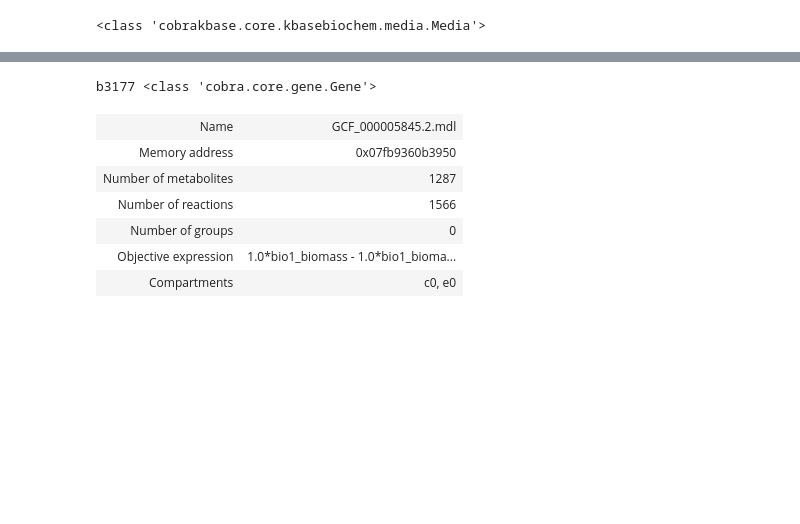
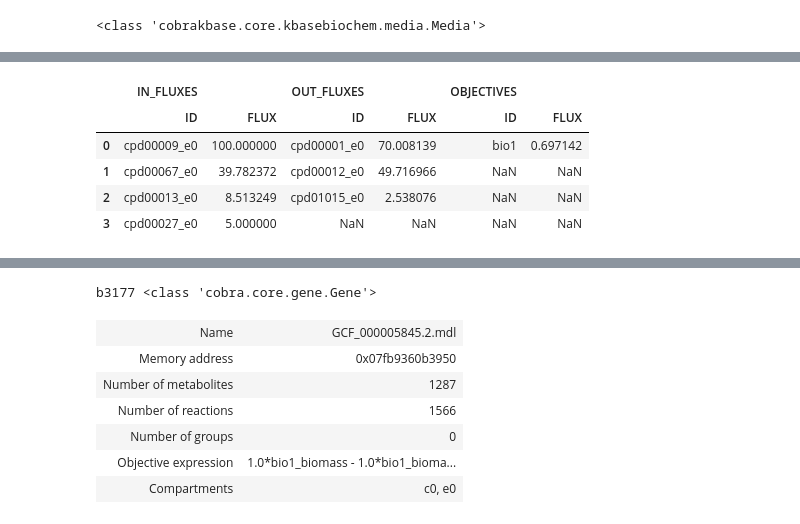
Before and after one commit to Fxe/cobrakbase, a Jupyter notebook: examples/CobraKBase/Convert.ipynb, the cells around one changed output, grey strips where cells are left out. Saved outputs shown, nothing was run; the diff lists cells and outputs as text; code cells hidden in the pictures; blank space fills up the shorter version.

```diff
--- a/examples/CobraKBase/Convert.ipynb
+++ b/examples/CobraKBase/Convert.ipynb
@@ -26,0 +92,10 @@ info = KBaseObjectInfo(kbase.ws_client.get_object_info3({'objects' : [{'name' :
+# %%
+model.medium = media
+model.summary()
+# %% [output]
+|  | IN_FLUXES |  | OUT_FLUXES |  | OBJECTIVES |  |
+|  | ID | FLUX | ID | FLUX | ID | FLUX |
+| 0 | cpd00009_e0 | 100.000000 | cpd00001_e0 | 70.008139 | bio1 | 0.697142 |
+| 1 | cpd00067_e0 | 39.782372 | cpd00012_e0 | 49.716966 | NaN | NaN |
+| 2 | cpd00013_e0 | 8.513249 | cpd01015_e0 | 2.538076 | NaN | NaN |
+| 3 | cpd00027_e0 | 5.000000 | NaN | NaN | NaN | NaN |
```
Also changed, not shown: parts of 15 cells of this notebook.
